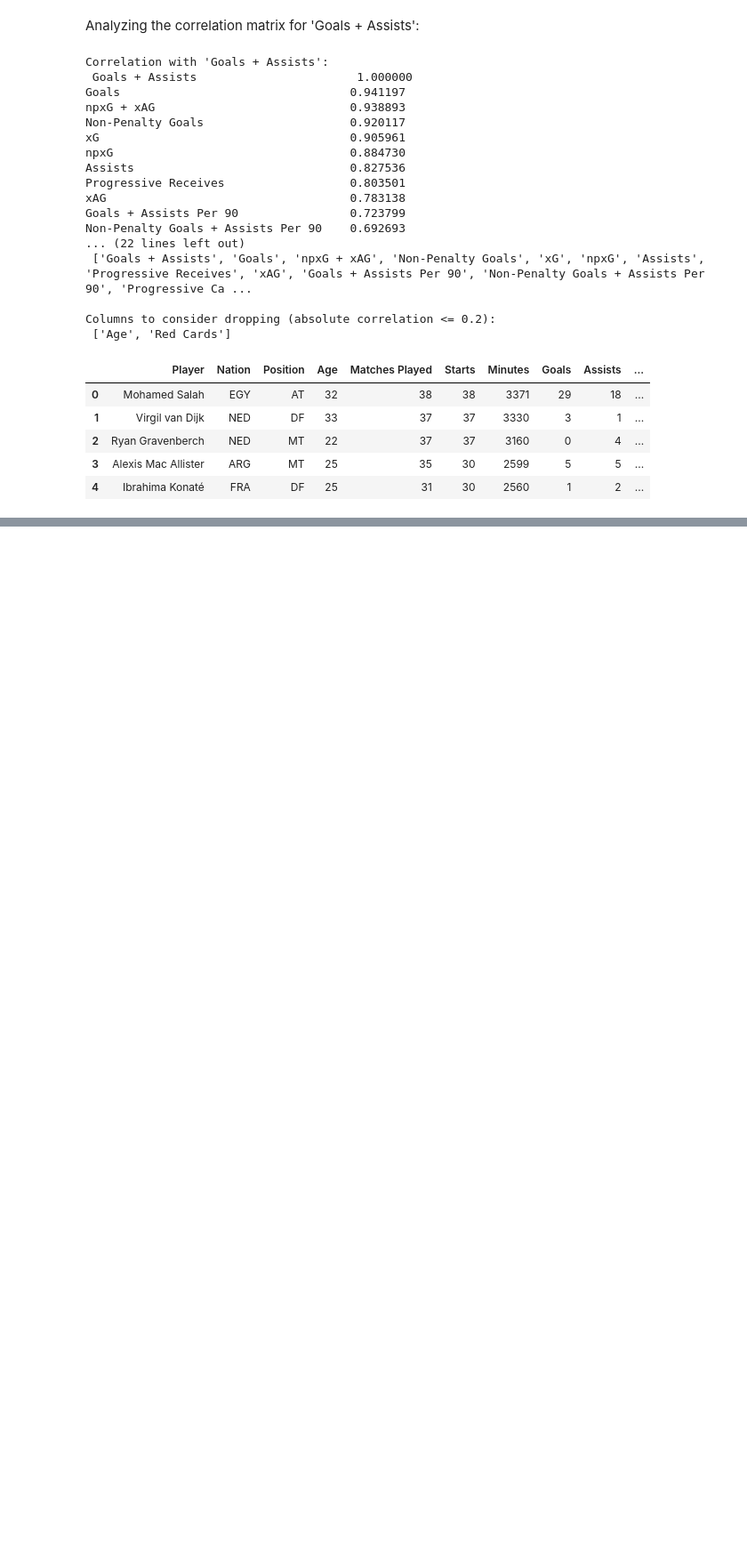
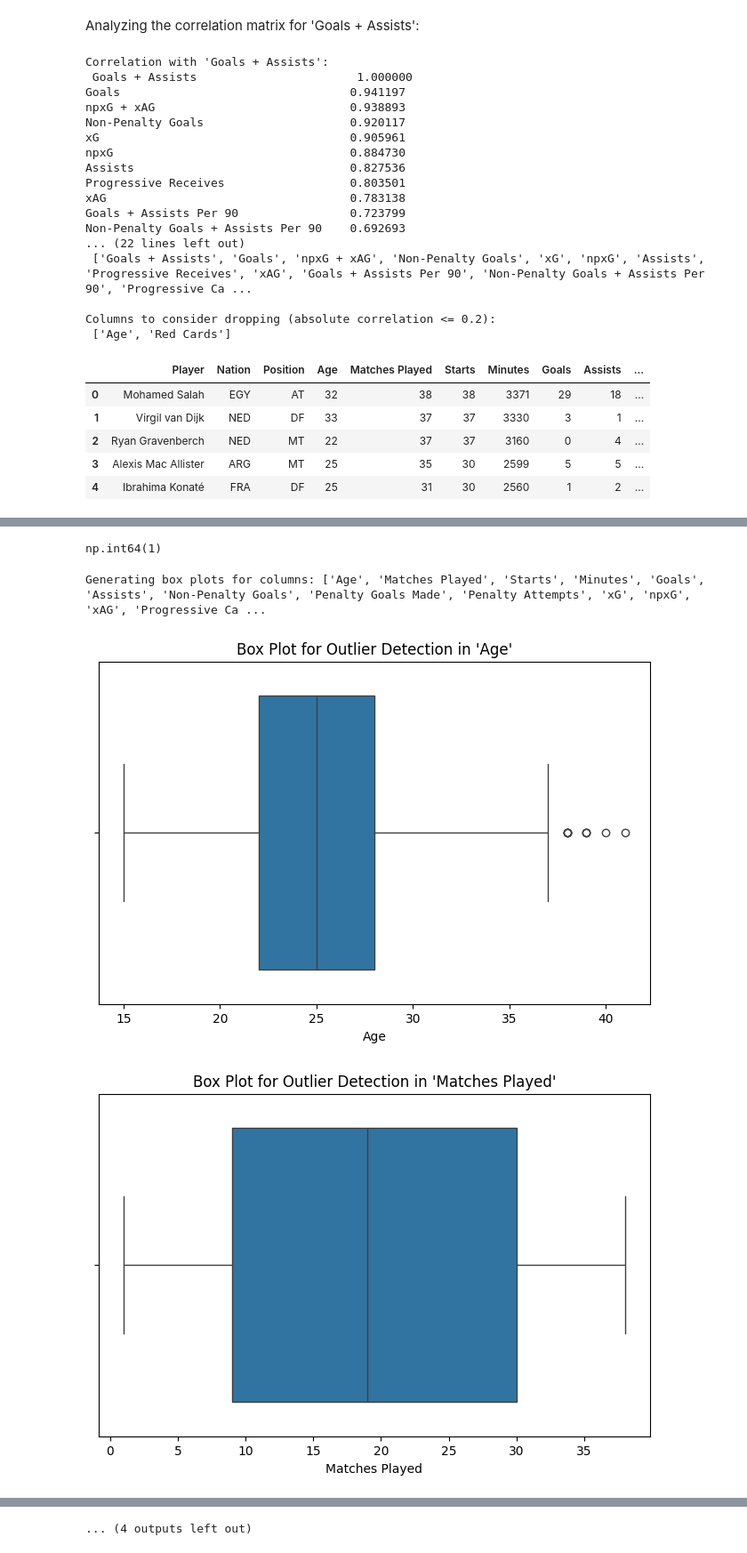
Before and after one commit to springboardmentor345a-create/Projects_2, a Jupyter notebook: EPL_Goal_&_Assist.ipynb, the cells around one changed output, grey strips where cells are left out. Shown at 89% size. Cells and saved outputs as stored; diff of their text form; code cells hidden in the pictures; blank space fills up the shorter version.

```diff
--- a/EPL_Goal_&_Assist.ipynb
+++ b/EPL_Goal_&_Assist.ipynb
@@ -135,0 +160,38 @@ goals_assist.head()
+# %%
+# Checking for duplicates
+goals_assist.duplicated().any().sum()
+# %% [output]
+np.int64(1)
+# %%
+# Remove Duplicates
+goals_assist = goals_assist.drop_duplicates()
+# %%
+# Checking for outliers
+import seaborn as sns
+import matplotlib.pyplot as plt
+import pandas as pd
+
+# Assuming your DataFrame is named 'goals_assist'
+# Select all columns that contain numeric data types (int, float, etc.)
+numerical_cols = goals_assist.select_dtypes(include=['number']).columns.tolist()
+
+print(f"Generating box plots for columns: {numerical_cols}")
+
+# Loop through the list of numerical columns
+for column in numerical_cols:
+    # Create a new plot figure for each column
+    plt.figure(figsize=(8, 5))
+
+    # Generate the box plot using the specific column from the goals_assist DataFrame
+    sns.boxplot(x=goals_assist[column])
+
+    # Set the title and label
+    plt.title(f"Box Plot for Outlier Detection in '{column}'")
+    plt.xlabel(column)
+
+    # Display the plot
+    plt.show()
+# %% [output]
+Generating box plots for columns: ['Age', 'Matches Played', 'Starts', 'Minutes', 'Goals', 'Assists', 'Non-Penalty Goals', 'Penalty Goals Made', 'Penalty Attempts', 'xG', 'npxG', 'xAG', 'Progressive Ca ...
+[figure, added]
+[figure, added]
@@ -135,0 +207 @@ goals_assist.head()
+... (4 outputs left out)
```
Also changed, not shown: parts of 6 cells of this notebook.
